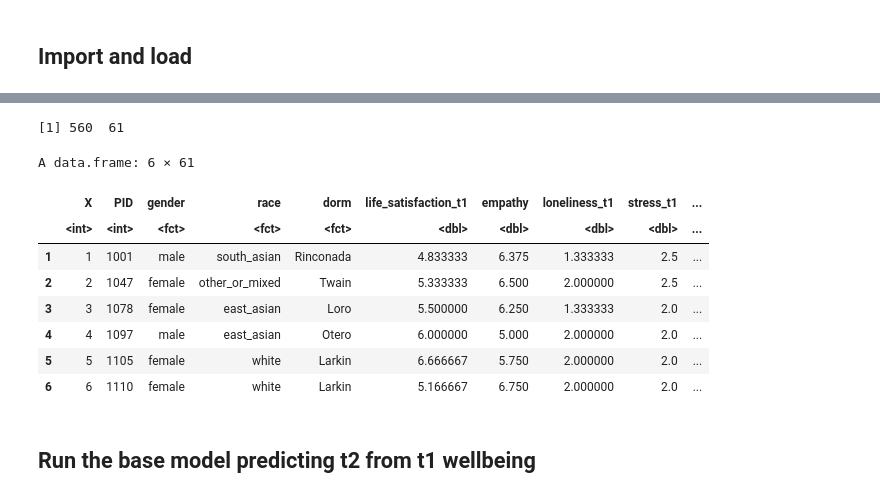
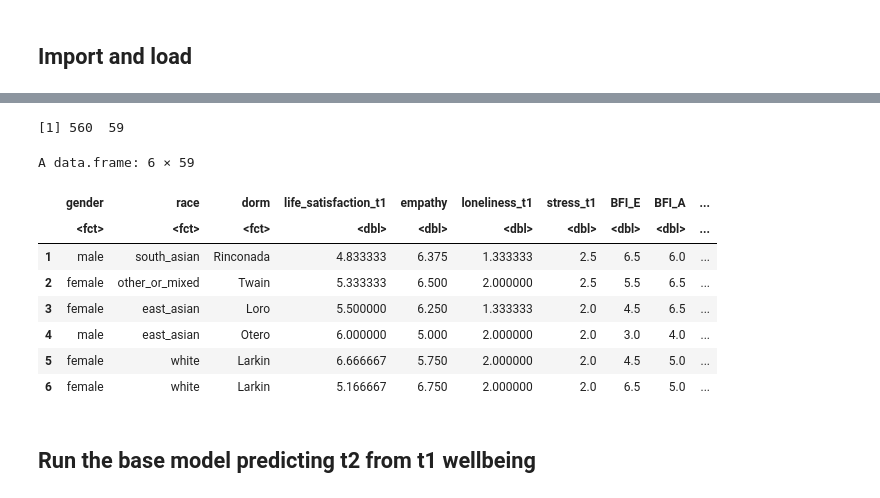
Before and after one commit to snlstanford/Communities-Project, a Jupyter notebook: analysis/2019/Analysis - Network statistics do not predict t2 wellbeing, and thus cannot mediate anything.ipynb, the cells around one changed output, grey strips where cells are left out. Drawn from its saved outputs; the diff is of its cells as text; code cells hidden in the pictures.

```diff
--- a/analysis/2019/Analysis - Network statistics do not predict t2 wellbeing, and thus cannot mediate anything.ipynb
+++ b/analysis/2019/Analysis - Network statistics do not predict t2 wellbeing, and thus cannot mediate anything.ipynb
@@ -23,18 +41,19 @@ options(repr.matrix.max.cols=500, repr.matrix.max.rows=100)
 # %%
 df = read.csv(DATA_FILE, na.strings=c("", " ", "NA"))
+df = df[,3:length(names(df))]
 dim(df)
 head(df)
 # %% [output]
-[1] 560  61
+[1] 560  59
-A data.frame: 6 × 61
+A data.frame: 6 × 59
-|  | X | PID | gender | race | dorm | life_satisfaction_t1 | empathy | loneliness_t1 | stress_t1 | ... |
-|  | <int> | <int> | <fct> | <fct> | <fct> | <dbl> | <dbl> | <dbl> | <dbl> | ... |
-| 1 | 1 | 1001 | male | south_asian | Rinconada | 4.833333 | 6.375 | 1.333333 | 2.5 | ... |
-| 2 | 2 | 1047 | female | other_or_mixed | Twain | 5.333333 | 6.500 | 2.000000 | 2.5 | ... |
-| 3 | 3 | 1078 | female | east_asian | Loro | 5.500000 | 6.250 | 1.333333 | 2.0 | ... |
-| 4 | 4 | 1097 | male | east_asian | Otero | 6.000000 | 5.000 | 2.000000 | 2.0 | ... |
-| 5 | 5 | 1105 | female | white | Larkin | 6.666667 | 5.750 | 2.000000 | 2.0 | ... |
-| 6 | 6 | 1110 | female | white | Larkin | 5.166667 | 6.750 | 2.000000 | 2.0 | ... |
+|  | gender | race | dorm | life_satisfaction_t1 | empathy | loneliness_t1 | stress_t1 | BFI_E | BFI_A | ... |
+|  | <fct> | <fct> | <fct> | <dbl> | <dbl> | <dbl> | <dbl> | <dbl> | <dbl> | ... |
+| 1 | male | south_asian | Rinconada | 4.833333 | 6.375 | 1.333333 | 2.5 | 6.5 | 6.0 | ... |
+| 2 | female | other_or_mixed | Twain | 5.333333 | 6.500 | 2.000000 | 2.5 | 5.5 | 6.5 | ... |
+| 3 | female | east_asian | Loro | 5.500000 | 6.250 | 1.333333 | 2.0 | 4.5 | 6.5 | ... |
+| 4 | male | east_asian | Otero | 6.000000 | 5.000 | 2.000000 | 2.0 | 3.0 | 4.0 | ... |
+| 5 | female | white | Larkin | 6.666667 | 5.750 | 2.000000 | 2.0 | 4.5 | 5.0 | ... |
+| 6 | female | white | Larkin | 5.166667 | 6.750 | 2.000000 | 2.0 | 6.5 | 5.0 | ... |
 # %% [markdown]
 ## Run the base model predicting t2 from t1 wellbeing
 # %%
```
Also changed, not shown: parts of 5 cells of this notebook.
